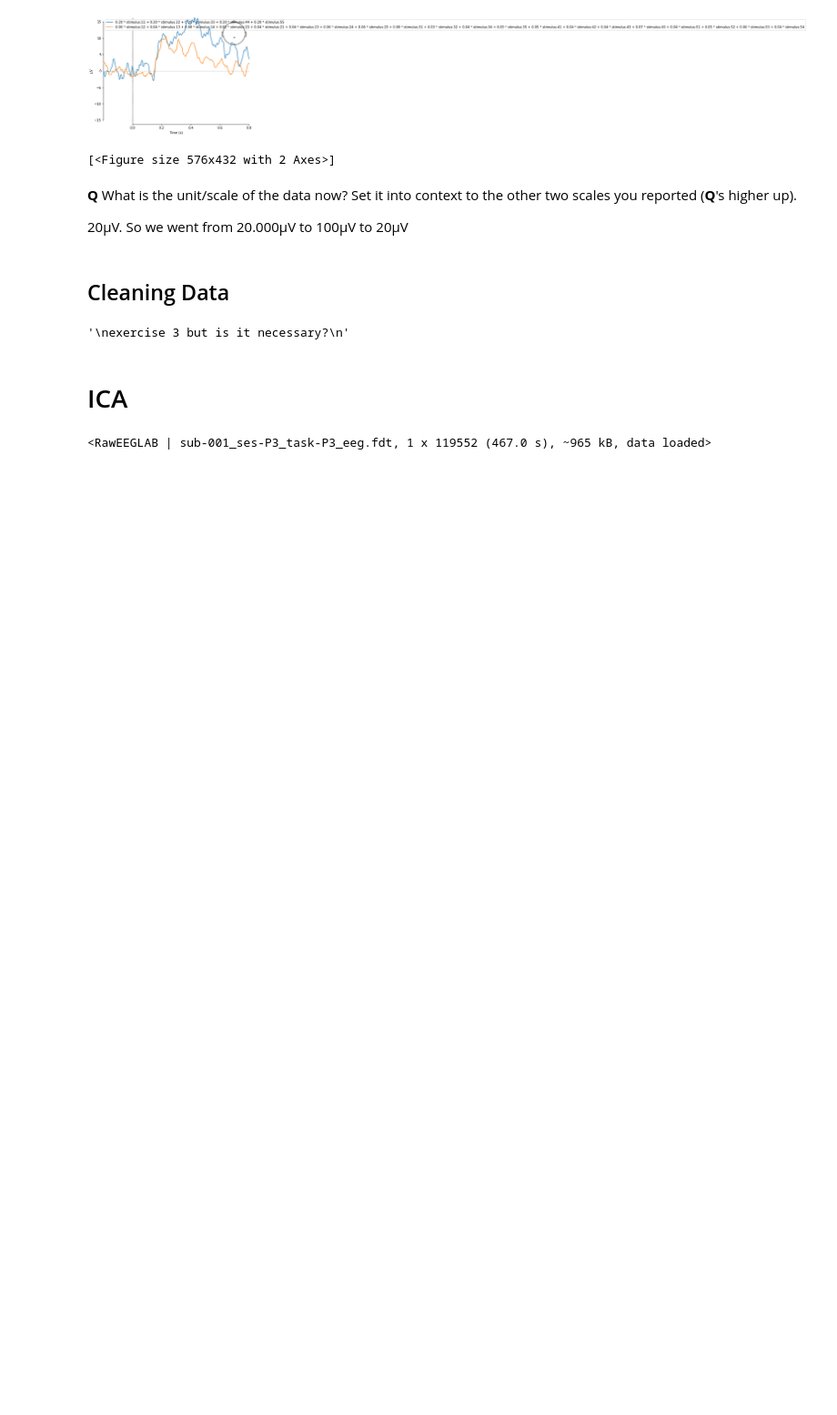
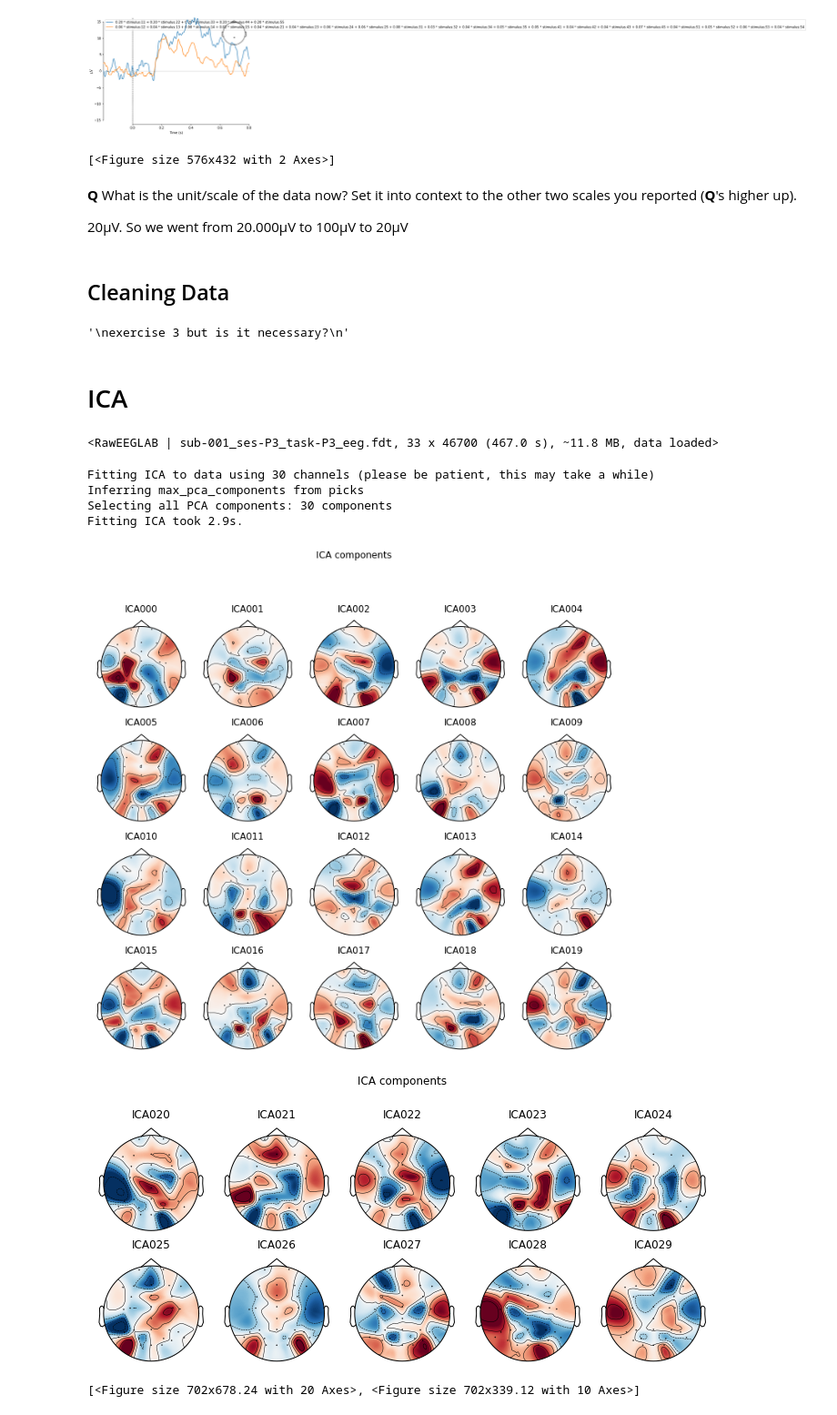
Before and after one commit to christianreiser/EEG_analysis, a Jupyter notebook: semesterproject/semesterproject.ipynb, the cells around one changed output. Shown at 91% size. Cells and saved outputs as stored; diff of their text form; code cells hidden in the pictures; blank space fills up the shorter version.

```diff
--- a/semesterproject/semesterproject.ipynb
+++ b/semesterproject/semesterproject.ipynb
@@ -297,7 +307,24 @@ exercise 3 but is it necessary?
 '\nexercise 3 but is it necessary?\n'
 # %% [markdown]
 # ICA
-# %%
-raw_f.resample(256, npad="auto")  # set sampling frequency to 256 Hz as in Kappenman et al.
-# %% [output]
-<RawEEGLAB | sub-001_ses-P3_task-P3_eeg.fdt, 1 x 119552 (467.0 s), ~965 kB, data loaded>
+# %%
+# set sampling frequency to 2 Hz as suggested on Pipeline slide to speed up ICA calculation
+raw.resample(100, npad="auto")
+# %% [output]
+<RawEEGLAB | sub-001_ses-P3_task-P3_eeg.fdt, 33 x 46700 (467.0 s), ~11.8 MB, data loaded>
+# %%
+# Generate an ICA object
+ica = mne.preprocessing.ICA(method="fastica")
+
+# fit the ICA on the data
+ica.fit(raw,verbose=True)
+
+ica.plot_components()
+# %% [output]
+Fitting ICA to data using 30 channels (please be patient, this may take a while)
+Inferring max_pca_components from picks
+Selecting all PCA components: 30 components
+Fitting ICA took 2.9s.
+[figure, added]
+[figure, added]
+[<Figure size 702x678.24 with 20 Axes>, <Figure size 702x339.12 with 10 Axes>]
```
Also changed, not shown: parts of 8 cells of this notebook, 1 other file.
